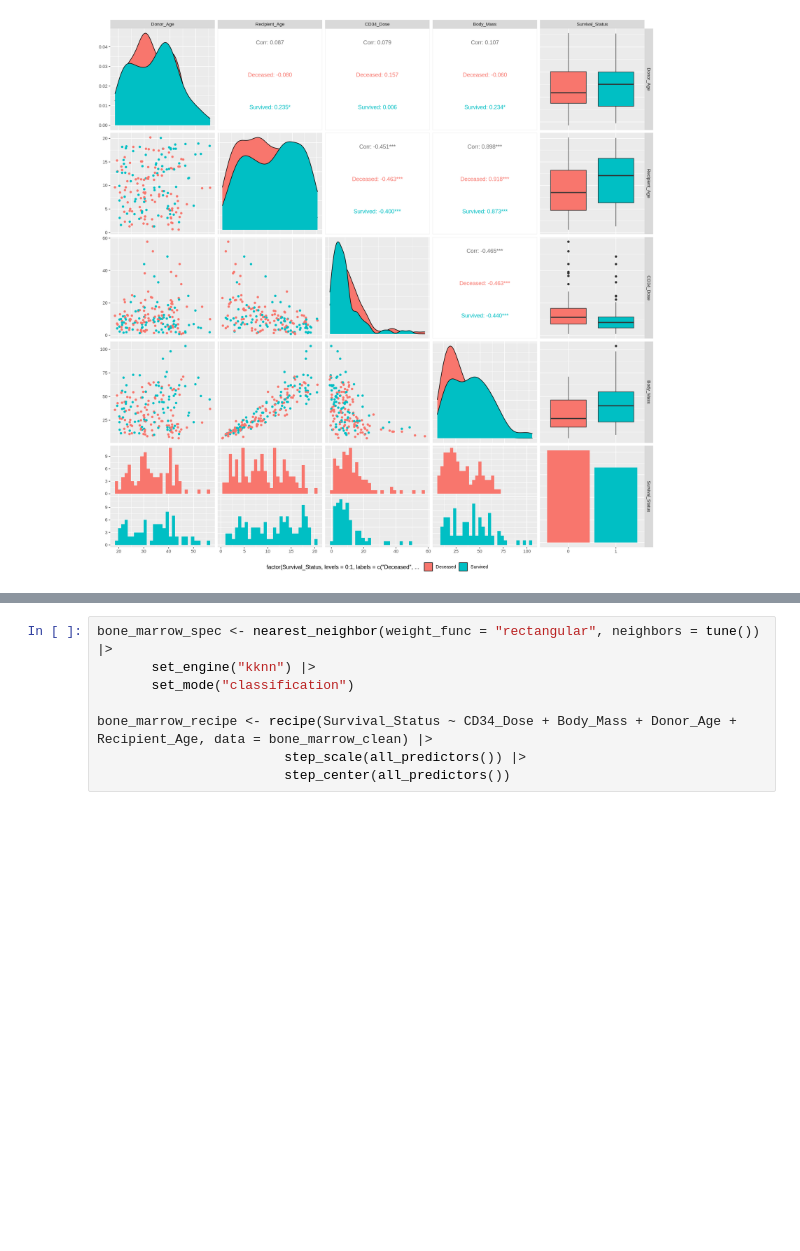
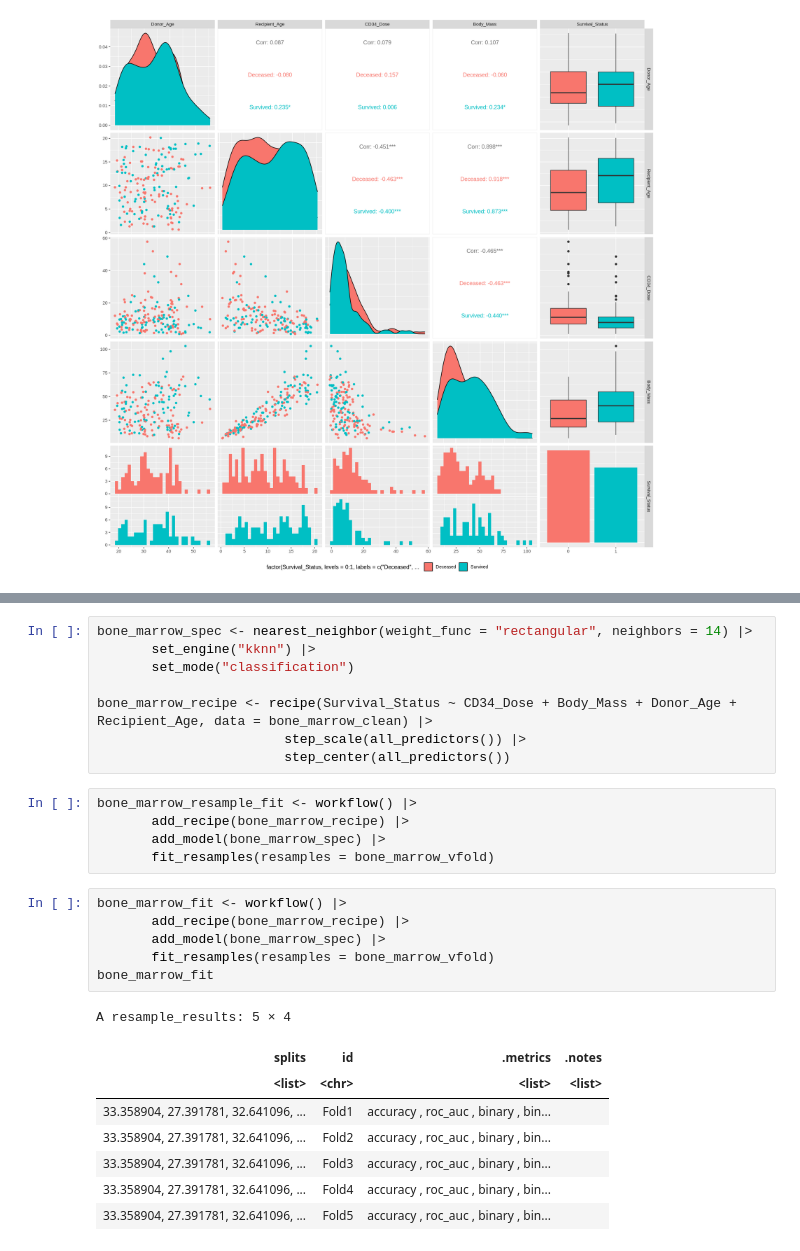
Before and after one commit to rishiiii3/dsci-100-2023S-group-67, a Jupyter notebook: Bone Marrow Analysis.ipynb, the cells around one changed output, grey strips where cells are left out. Saved outputs shown, nothing was run; the diff lists cells and outputs as text; blank space fills up the shorter version.

```diff
--- a/Bone Marrow Analysis.ipynb
+++ b/Bone Marrow Analysis.ipynb
@@ -212,8 +256,28 @@ Computational engine: kknn
 # %%
-bone_marrow_spec <- nearest_neighbor(weight_func = "rectangular", neighbors = tune()) |>
+bone_marrow_spec <- nearest_neighbor(weight_func = "rectangular", neighbors = 14) |>
        set_engine("kknn") |>
        set_mode("classification")
 
 bone_marrow_recipe <- recipe(Survival_Status ~ CD34_Dose + Body_Mass + Donor_Age + Recipient_Age, data = bone_marrow_clean) |>
                         step_scale(all_predictors()) |>
                         step_center(all_predictors())
+# %%
+bone_marrow_resample_fit <- workflow() |>
+       add_recipe(bone_marrow_recipe) |>
+       add_model(bone_marrow_spec) |>
+       fit_resamples(resamples = bone_marrow_vfold)
+# %%
+bone_marrow_fit <- workflow() |>
+       add_recipe(bone_marrow_recipe) |>
+       add_model(bone_marrow_spec) |>
+       fit_resamples(resamples = bone_marrow_vfold)
+bone_marrow_fit
+# %% [output]
+A resample_results: 5 × 4
+| splits | id | .metrics | .notes |
+| <list> | <chr> | <list> | <list> |
+| 33.358904, 27.391781, 32.641096, ... | Fold1 | accuracy , roc_auc , binary , bin... |  |
+| 33.358904, 27.391781, 32.641096, ... | Fold2 | accuracy , roc_auc , binary , bin... |  |
+| 33.358904, 27.391781, 32.641096, ... | Fold3 | accuracy , roc_auc , binary , bin... |  |
+| 33.358904, 27.391781, 32.641096, ... | Fold4 | accuracy , roc_auc , binary , bin... |  |
+| 33.358904, 27.391781, 32.641096, ... | Fold5 | accuracy , roc_auc , binary , bin... |  |
```
Also changed, not shown: parts of 12 cells of this notebook.
